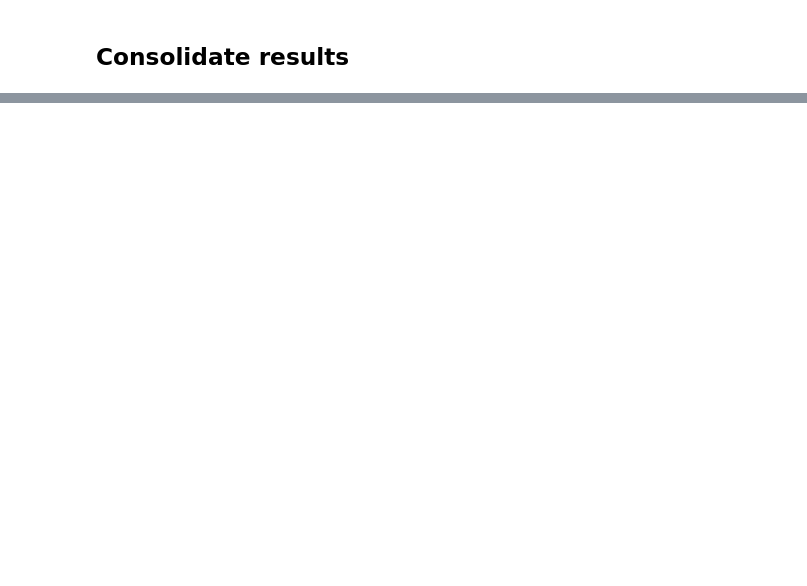
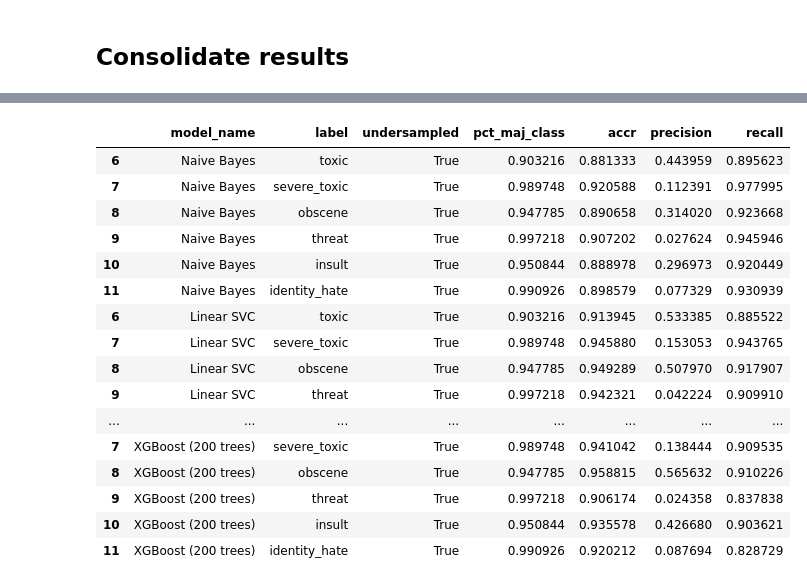
Before and after one commit to hsiungc/w207_qiao_ma_hsiung, a Jupyter notebook: notebooks/Toxic comment classification .ipynb, the cells around one changed output, grey strips where cells are left out. Drawn from its saved outputs; the diff is of its cells as text; code cells hidden in the pictures; blank space fills up the shorter version.

```diff
--- a/notebooks/Toxic comment classification .ipynb
+++ b/notebooks/Toxic comment classification .ipynb
@@ -22,6 +22,8 @@ from xgboost import XGBClassifier
 from sklearn.ensemble import RandomForestClassifier
 from sklearn.linear_model import LogisticRegression
 from imblearn.under_sampling import RandomUnderSampler
+from matplotlib import pyplot as plt
+from wordcloud import WordCloud
 
 def evaluate_classifier(y_true, y_pred, print_result=False):
     """
@@ -41,7 +43,7 @@ def undersample_data(X_train, y_train):
     Undersample data
     """
     rus = RandomUnderSampler(random_state=0)
-    X_resampled, y_resampled = rus.fit_resample(X_train_DTM, Y_train.toxic)
+    X_resampled, y_resampled = rus.fit_resample(X_train, y_train)
     return X_resampled, y_resampled
 
 def get_model_output(model, X_train, Y_train, X_test, Y_test, model_name='', y_labels=['toxic', 'severe_toxic', 'obscene', 'threat', 'insult', 'identity_hate'], undersample=False):
@@ -55,10 +57,12 @@ def get_model_output(model, X_train, Y_train, X_test, Y_test, model_name='', y_l
         y_test = Y_test[label]
 
         if undersample:
-            X_train, y_train = undersample_data(X_train, y_train)
+            X, y = undersample_data(X_train, y_train)
+        else:
+            X, y = X_train, y_train
 
         # Fit the model
-        fitted = model.fit(X_train, y_train)
+        fitted = model.fit(X, y)
         pred = fitted.predict(X_test)
 
         # Get the results
@@ -422,2 +615,22 @@ all_results
 # %%
 all_results.to_csv('../output/all_results.csv',index=False)
+# %%
+all_results[all_results.undersampled==True]
+# %% [output]
+|  | model_name | label | undersampled | pct_maj_class | accr | precision | recall |
+| 6 | Naive Bayes | toxic | True | 0.903216 | 0.881333 | 0.443959 | 0.895623 |
+| 7 | Naive Bayes | severe_toxic | True | 0.989748 | 0.920588 | 0.112391 | 0.977995 |
+| 8 | Naive Bayes | obscene | True | 0.947785 | 0.890658 | 0.314020 | 0.923668 |
+| 9 | Naive Bayes | threat | True | 0.997218 | 0.907202 | 0.027624 | 0.945946 |
+| 10 | Naive Bayes | insult | True | 0.950844 | 0.888978 | 0.296973 | 0.920449 |
+| 11 | Naive Bayes | identity_hate | True | 0.990926 | 0.898579 | 0.077329 | 0.930939 |
+| 6 | Linear SVC | toxic | True | 0.903216 | 0.913945 | 0.533385 | 0.885522 |
+| 7 | Linear SVC | severe_toxic | True | 0.989748 | 0.945880 | 0.153053 | 0.943765 |
+| 8 | Linear SVC | obscene | True | 0.947785 | 0.949289 | 0.507970 | 0.917907 |
+| 9 | Linear SVC | threat | True | 0.997218 | 0.942321 | 0.042224 | 0.909910 |
+| ... | ... | ... | ... | ... | ... | ... | ... |
+| 7 | XGBoost (200 trees) | severe_toxic | True | 0.989748 | 0.941042 | 0.138444 | 0.909535 |
+| 8 | XGBoost (200 trees) | obscene | True | 0.947785 | 0.958815 | 0.565632 | 0.910226 |
+| 9 | XGBoost (200 trees) | threat | True | 0.997218 | 0.906174 | 0.024358 | 0.837838 |
+| 10 | XGBoost (200 trees) | insult | True | 0.950844 | 0.935578 | 0.426680 | 0.903621 |
+| 11 | XGBoost (200 trees) | identity_hate | True | 0.990926 | 0.920212 | 0.087694 | 0.828729 |
```
Also changed, not shown: parts of 20 cells of this notebook, 2 other files.
